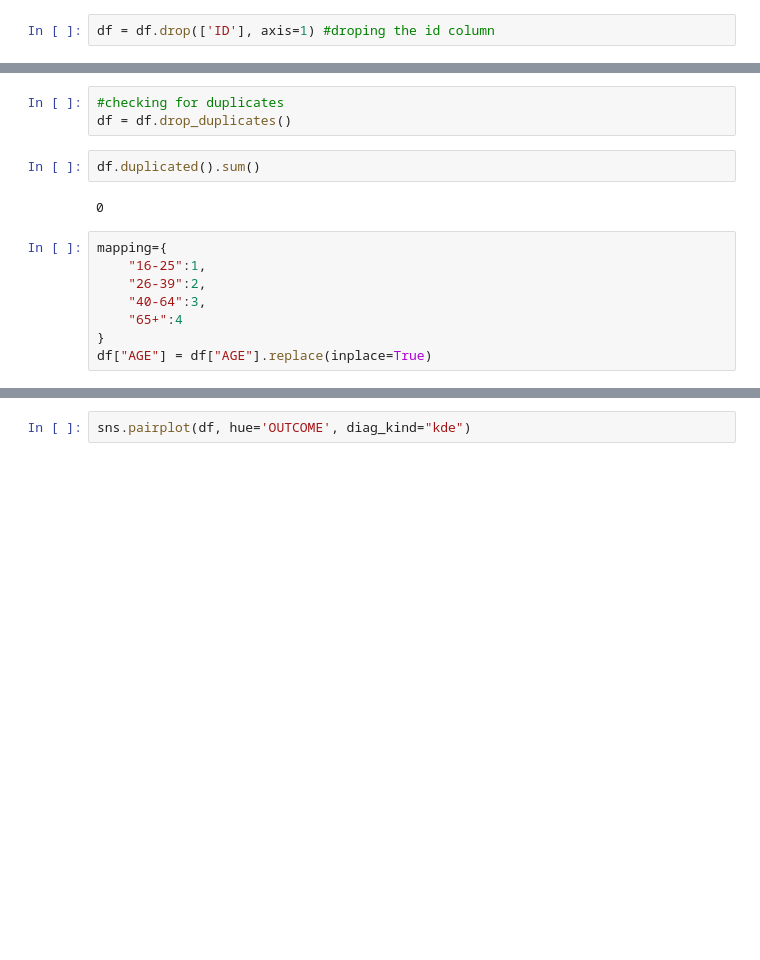
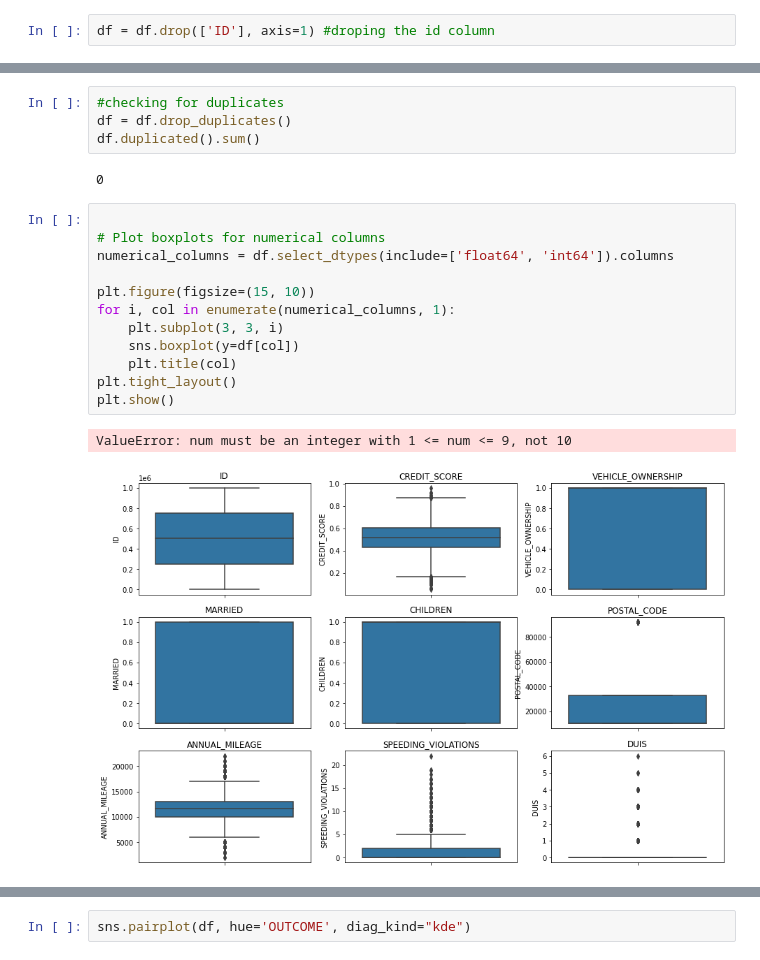
Before and after one commit to Arefe-Masnouie/data-mining, a Jupyter notebook: final_project/car_insurance.ipynb, the cells around one changed output, grey strips where cells are left out. Saved outputs shown, nothing was run; the diff lists cells and outputs as text; blank space fills up the shorter version.

```diff
--- a/final_project/car_insurance.ipynb
+++ b/final_project/car_insurance.ipynb
@@ -100,18 +102,24 @@ dtype: int64
 # %%
 #checking for duplicates
 df = df.drop_duplicates()
+df.duplicated().sum()
+# %% [output]
+0
-# %%
-df.duplicated().sum()
-# %% [output]
-0
-# %%
-mapping={
-    "16-25":1,
-    "26-39":2,
-    "40-64":3,
-    "65+":4
-}
-df["AGE"] = df["AGE"].replace(inplace=True)
+# %%
+
+# Plot boxplots for numerical columns
+numerical_columns = df.select_dtypes(include=['float64', 'int64']).columns
+
+plt.figure(figsize=(15, 10))
+for i, col in enumerate(numerical_columns, 1):
+    plt.subplot(3, 3, i)
+    sns.boxplot(y=df[col])
+    plt.title(col)
+plt.tight_layout()
+plt.show()
+# %% [output]
+ValueError: num must be an integer with 1 <= num <= 9, not 10
+[figure, added]
 # %%
 outcome_distribution = df['OUTCOME'].value_counts(normalize=True)
 print(outcome_distribution)
```
Also changed, not shown: parts of 13 cells of this notebook.
